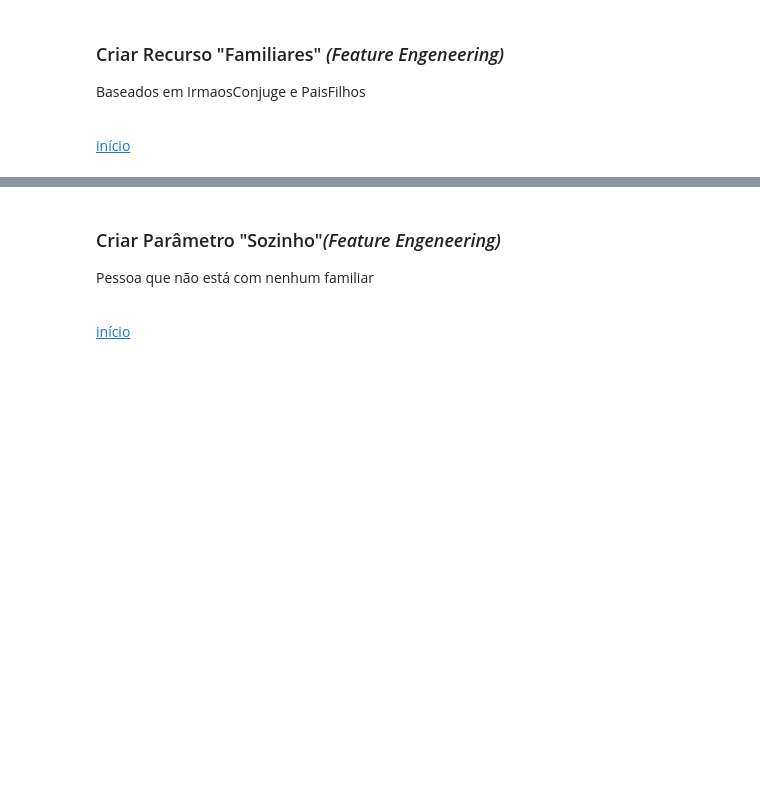
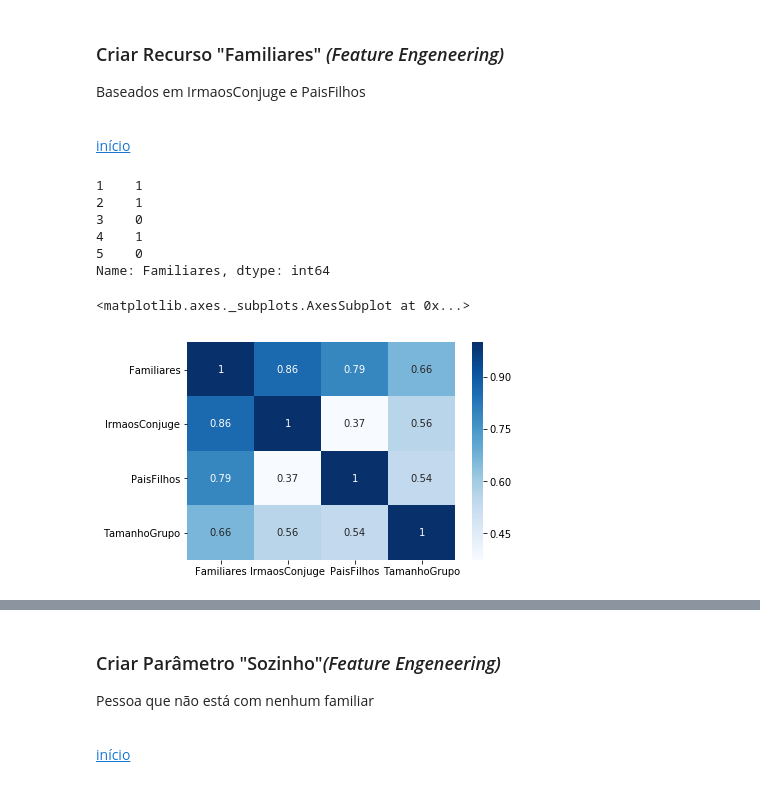
Before and after one commit to RicardoPellegrini/Numpy_Pandas_Matplotlib, a Jupyter notebook: Classificacao Tecnicas Avancadas de ML.ipynb, the cells around one changed output, grey strips where cells are left out. Saved outputs shown, nothing was run; the diff lists cells and outputs as text; code cells hidden in the pictures; blank space fills up the shorter version.

```diff
--- a/Classificacao Tecnicas Avancadas de ML.ipynb
+++ b/Classificacao Tecnicas Avancadas de ML.ipynb
@@ -842,3 +946,5 @@ Uma vez que não necessariamente esses grupos são da mesma família, e nem todo
+# %%
+data['Tarifa'].fillna(tarifa_media, inplace=True)
 # %% [markdown]
 <a name="faixaetaria"></a>
 # %% [markdown]
@@ -849,0 +978,2 @@ Uma vez que não necessariamente esses grupos são da mesma família, e nem todo
+# %%
+data['FaixaEtaria'] = pd.cut(data['Idade'].astype('int'), bins=5)
@@ -851,3 +991,5 @@ Uma vez que não necessariamente esses grupos são da mesma família, e nem todo
  <a name="dummyfe"></a>
 # %% [markdown]
 ### Dummy Faixa Etaria
+# %%
+data = pd.get_dummies(data, columns=['FaixaEtaria'], drop_first=True)
@@ -860,6 +1006,22 @@ Baseados em IrmaosConjuge e PaisFilhos
 <br>
 
 [início](#topo)
+# %%
+data['Familiares'] = data['IrmaosConjuge'] + data['PaisFilhos']
+# %%
+data['Familiares'].head()
+# %% [output]
+1    1
+2    1
+3    0
+4    1
+5    0
+Name: Familiares, dtype: int64
+# %%
+sns.heatmap(data[['Familiares', 'IrmaosConjuge', 'PaisFilhos', 'TamanhoGrupo']].corr(), annot=True, cmap='Blues')
+# %% [output]
+<matplotlib.axes._subplots.AxesSubplot at 0x...>
+[figure, added]
 # %% [markdown]
  <a name="sozinho"></a>
 # %% [markdown]
```
Also changed, not shown: parts of 113 cells of this notebook, 2 other files.
